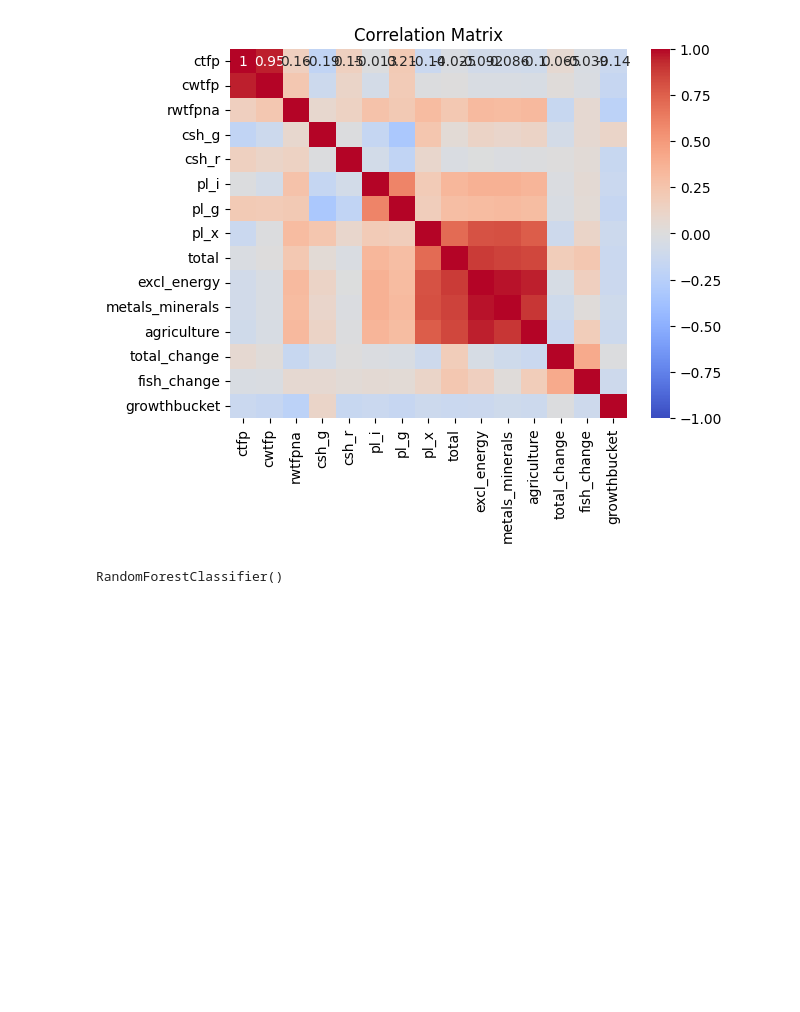
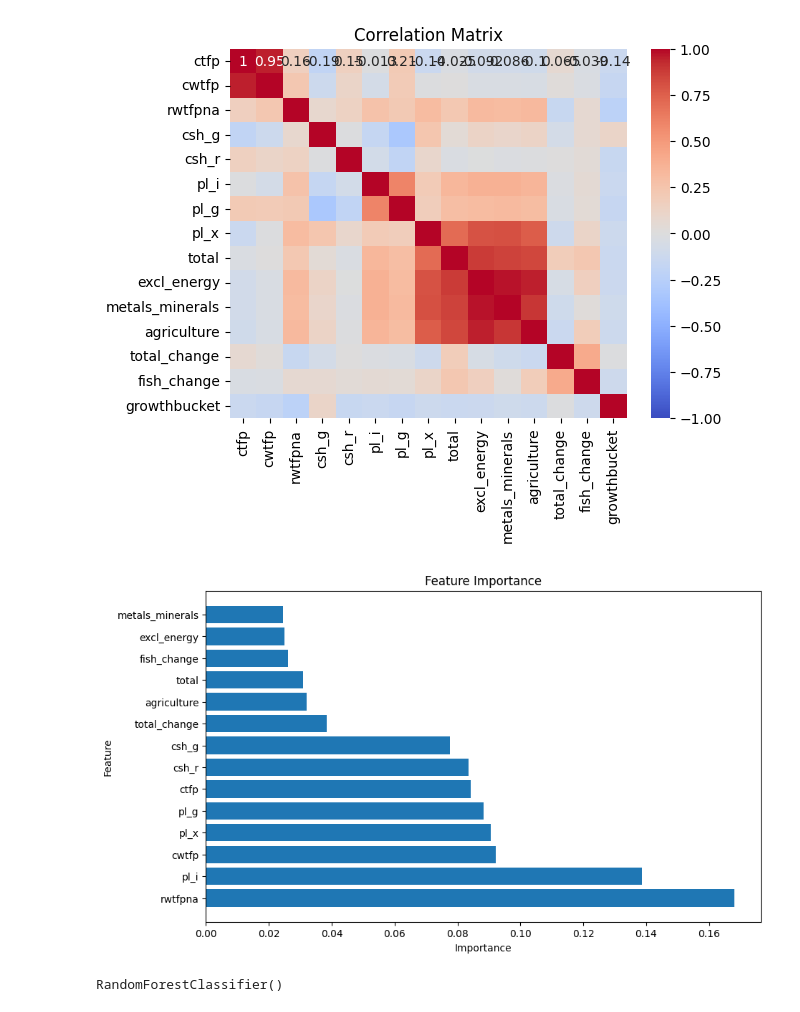
Before and after one commit to Harsh-0001/DAA-Research-Paper, a Jupyter notebook: main.ipynb, the cells around one changed output. Cells and saved outputs as stored; diff of their text form; code cells hidden in the pictures; blank space fills up the shorter version.

```diff
--- a/main.ipynb
+++ b/main.ipynb
@@ -208,6 +208,32 @@ total_change       -0.139219      1.000000     0.411799     -0.014963
 fish_change         0.182635      0.411799     1.000000     -0.111500
 growthbucket       -0.124977     -0.014963    -0.111500      1.000000
 [figure]
+# %%
+#Feature Importance Graph
+df1 = df_new.copy()
+df1.head()
+
+X = df1.drop('growthbucket', axis=1)
+y = df1['growthbucket']
+
+from sklearn.ensemble import RandomForestClassifier
+# Initializing the Random Forest classifier
+rf = RandomForestClassifier()
+rf.fit(X, y)
+importances = rf.feature_importances_
+
+feature_importances = pd.DataFrame({'Feature': X.columns, 'Importance': importances})
+feature_importances = feature_importances.sort_values('Importance', ascending=False)
+
+# Plotting the feature importances
+plt.figure(figsize=(10, 6))
+plt.barh(feature_importances['Feature'], feature_importances['Importance'])
+plt.xlabel('Importance')
+plt.ylabel('Feature')
+plt.title('Feature Importance')
+plt.show()
+# %% [output]
+[figure, added]
 # %%
 from sklearn.model_selection import train_test_split
 X_train, X_test, y_train, y_test = train_test_split(X_resampled, y_resampled, test_size=0.2, random_state=42)
```
